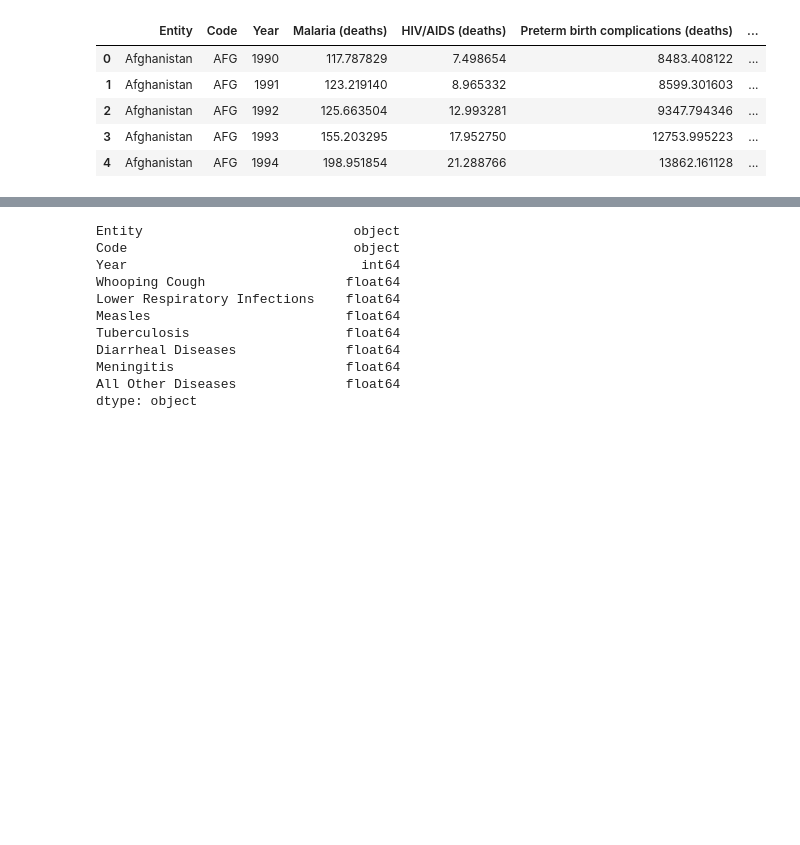
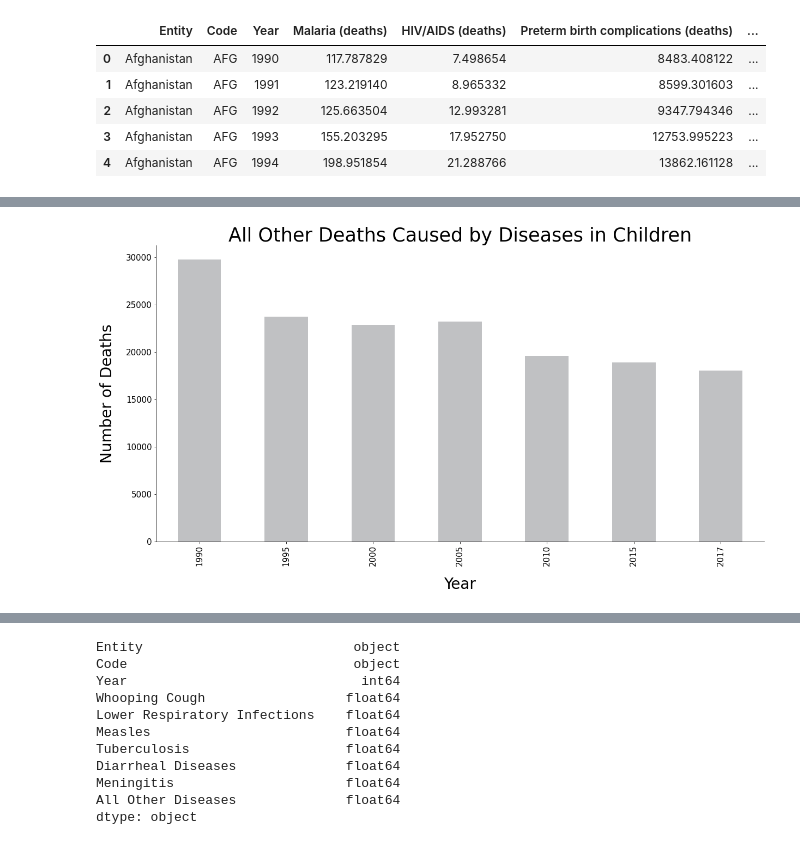
Before and after one commit to KristineYW/DS15-Unit-1-Build, a Jupyter notebook: Build_Week_1_Vis_3_4_CD.ipynb, the cells around one changed output, grey strips where cells are left out. Saved outputs shown, nothing was run; the diff lists cells and outputs as text; code cells hidden in the pictures; blank space fills up the shorter version.

```diff
--- a/Build_Week_1_Vis_3_4_CD.ipynb
+++ b/Build_Week_1_Vis_3_4_CD.ipynb
@@ -48,3 +48,8 @@ ch_d.head()
 | 6078 | United States | USA | 1992 | 0.0 | 399.554773 | 10441.392120 | 8.105493 | 1423.639281 | ... |
 | 6079 | United States | USA | 1993 | 0.0 | 425.886905 | 10165.307262 | 8.434532 | 1383.627507 | ... |
 | 6080 | United States | USA | 1994 | 0.0 | 427.732609 | 9782.921992 | 8.247758 | 1290.416698 | ... |
+# %%
+cd_rest = ch_d[['Entity','Code','Year','HIV/AIDS','Preterm Birth','Congenital Birth Defects',
+                'Neonatal Sepsis','Birth Asphyxia','Drowning','Cancers','Nutritional Deficiencies','Other Disorders']].copy()
+
+cd_rest.head()
@@ -50,0 +63,6 @@ ch_d.head()
+# %%
+sum_rest = cd_rest['HIV/AIDS'] + cd_rest['Preterm Birth'] + cd_rest['Congenital Birth Defects'] + cd_rest['Neonatal Sepsis'] + cd_rest['Birth Asphyxia'] + cd_rest['Drowning'] + cd_rest['Cancers'] + cd_rest['Nutritional Deficiencies'] + cd_rest['Other Disorders']
+
+cd_rest['All'] = sum_rest
+
+cd_rest.head()
@@ -50,0 +76,3 @@ ch_d.head()
+# %%
+cd_rest = cd_rest.drop(['HIV/AIDS','Preterm Birth','Congenital Birth Defects',
+                'Neonatal Sepsis','Birth Asphyxia','Drowning','Cancers','Nutritional Deficiencies','Other Disorders'], axis=1)
@@ -50,0 +93,5 @@ ch_d.head()
+# %%
+cd_rest = cd_rest.set_index(keys='Year')
+cd_rest=cd_rest.loc[[1990,1995,2000,2005,2010,2015,2017]]
+
+cd_rest.head(10)
@@ -51,3 +108,21 @@ ch_d.head()
+# %%
+cd_rest.plot(kind='bar', figsize=(20,10),color=("#c0c1c3"), legend=False)
+
+
+plt.title("All Other Deaths Caused by Diseases in Children",fontsize=35)
+
+plt.ylabel('Number of Deaths', fontsize=28,labelpad=20)
+plt.xlabel('Year', fontsize=28,labelpad=20)
+
+plt.xticks(fontsize=15)
+plt.yticks(fontsize=15)
+
+plt.gca().spines['top'].set_visible(False)
+plt.gca().spines['right'].set_visible(False)
+
+plt.show()
+# %% [output]
+[figure, added]
 # %%
 '''
 Combine all non-vaccination-treatable diseases pertinent to the US into a
```
Also changed, not shown: parts of 7 cells of this notebook.
